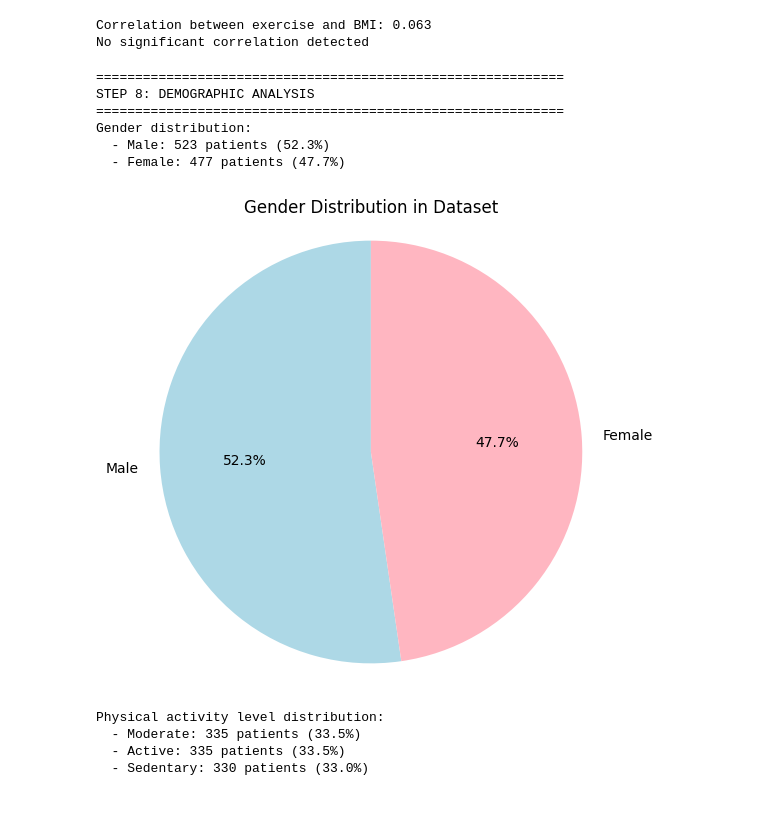
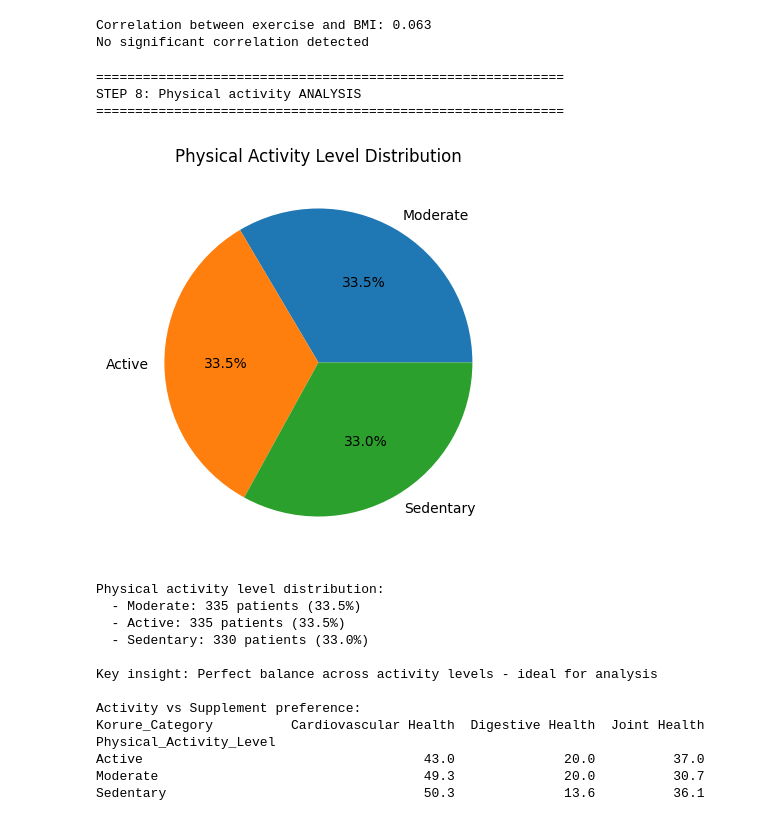
Before and after one commit to Aeryun-Park-1167330/COMP647, a Jupyter notebook: exploratory_data_analysis.ipynb, the cells around one changed output. Drawn from its saved outputs; the diff is of its cells as text; code cells hidden in the pictures.

```diff
--- a/exploratory_data_analysis.ipynb
+++ b/exploratory_data_analysis.ipynb
@@ -399,44 +342,47 @@ Correlation between exercise and BMI: 0.063
 No significant correlation detected
 # %%
 # =============================================================================
-# STEP 8: DEMOGRAPHIC ANALYSIS
-# Gender and other demographic patterns
+# STEP 8: Physical activity ANALYSIS
 # =============================================================================
 
 print("\n" + "="*60)
-print("STEP 8: DEMOGRAPHIC ANALYSIS")
+print("STEP 8: Physical activity ANALYSIS")
 print("="*60)
 
-# Gender distribution
-gender_counts = df['Gender'].value_counts()
-print("Gender distribution:")
-for gender, count in gender_counts.items():
-    percentage = (count / len(df)) * 100
-    print(f"  - {gender}: {count} patients ({percentage:.1f}%)")
-
-# Gender distribution visualization
-plt.figure(figsize=(6, 6))
-plt.pie(gender_counts.values, labels=gender_counts.index, autopct='%1.1f%%',
-        colors=['lightblue', 'lightpink'], startangle=90)
-plt.title('Gender Distribution in Dataset')
-plt.axis('equal')
+# Physical activity level distribution
+plt.figure(figsize=(8, 5))
+activity_counts = df['Physical_Activity_Level'].value_counts()
+plt.pie(activity_counts.values, labels=activity_counts.index, autopct='%1.1f%%')
+plt.title('Physical Activity Level Distribution')
 plt.show()
 
-# Physical activity level distribution
-activity_counts = df['Physical_Activity_Level'].value_counts()
-print(f"\nPhysical activity level distribution:")
+# Physical activity analysis
+print("\nPhysical activity level distribution:")
 for activity, count in activity_counts.items():
     percentage = (count / len(df)) * 100
     print(f"  - {activity}: {count} patients ({percentage:.1f}%)")
+
+print("\nKey insight: Perfect balance across activity levels - ideal for analysis")
+
+# Activity level vs supplement preference analysis
+print("\nActivity vs Supplement preference:")
+activity_supplement_pct = pd.crosstab(df['Physical_Activity_Level'], df['Korure_Category'], normalize='index') * 100
+print(activity_supplement_pct.round(1))
 # %% [output]
 ============================================================
-STEP 8: DEMOGRAPHIC ANALYSIS
+STEP 8: Physical activity ANALYSIS
 ============================================================
-Gender distribution:
-  - Male: 523 patients (52.3%)
-  - Female: 477 patients (47.7%)
-[figure, old version]
+[figure, new version]
 Physical activity level distribution:
   - Moderate: 335 patients (33.5%)
   - Active: 335 patients (33.5%)
   - Sedentary: 330 patients (33.0%)
+
+Key insight: Perfect balance across activity levels - ideal for analysis
+
+Activity vs Supplement preference:
+Korure_Category          Cardiovascular Health  Digestive Health  Joint Health
+Physical_Activity_Level
+Active                                    43.0              20.0          37.0
+Moderate                                  49.3              20.0          30.7
+Sedentary                                 50.3              13.6          36.1
```
Also changed, not shown: parts of 7 cells of this notebook, 1 other file.
